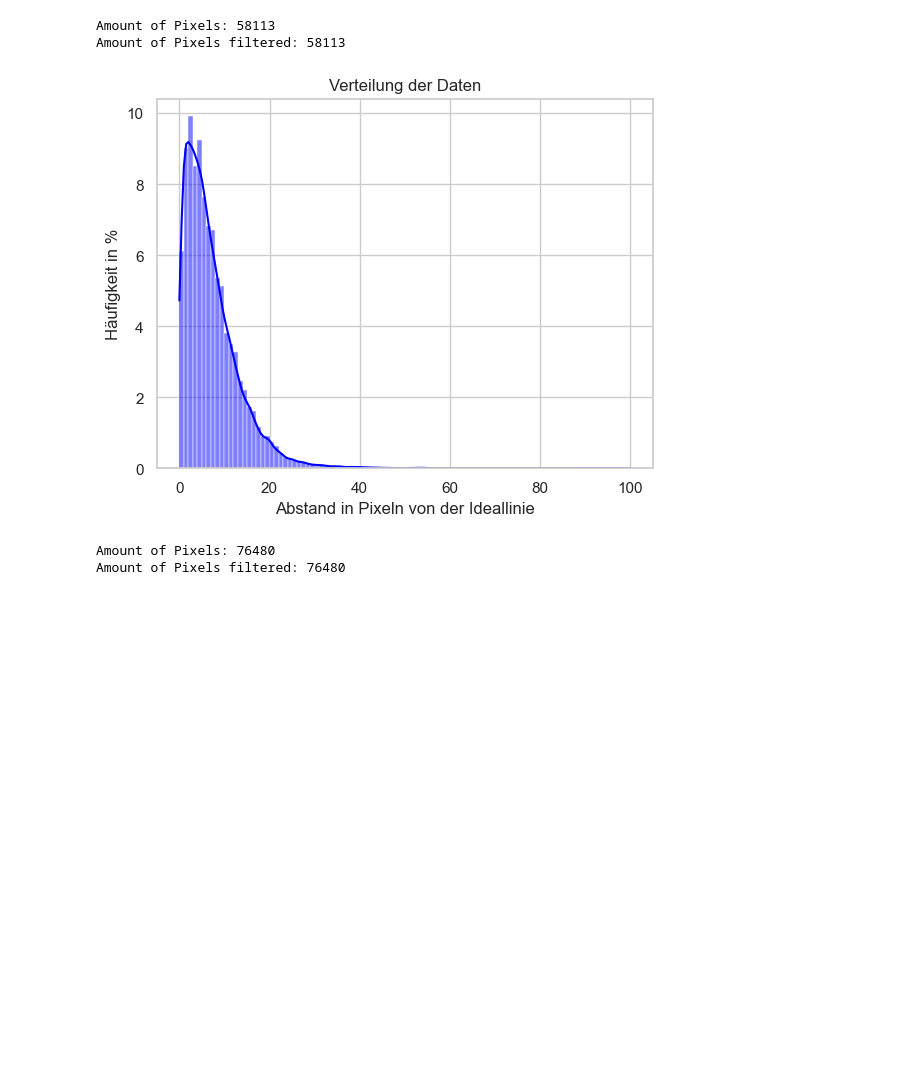
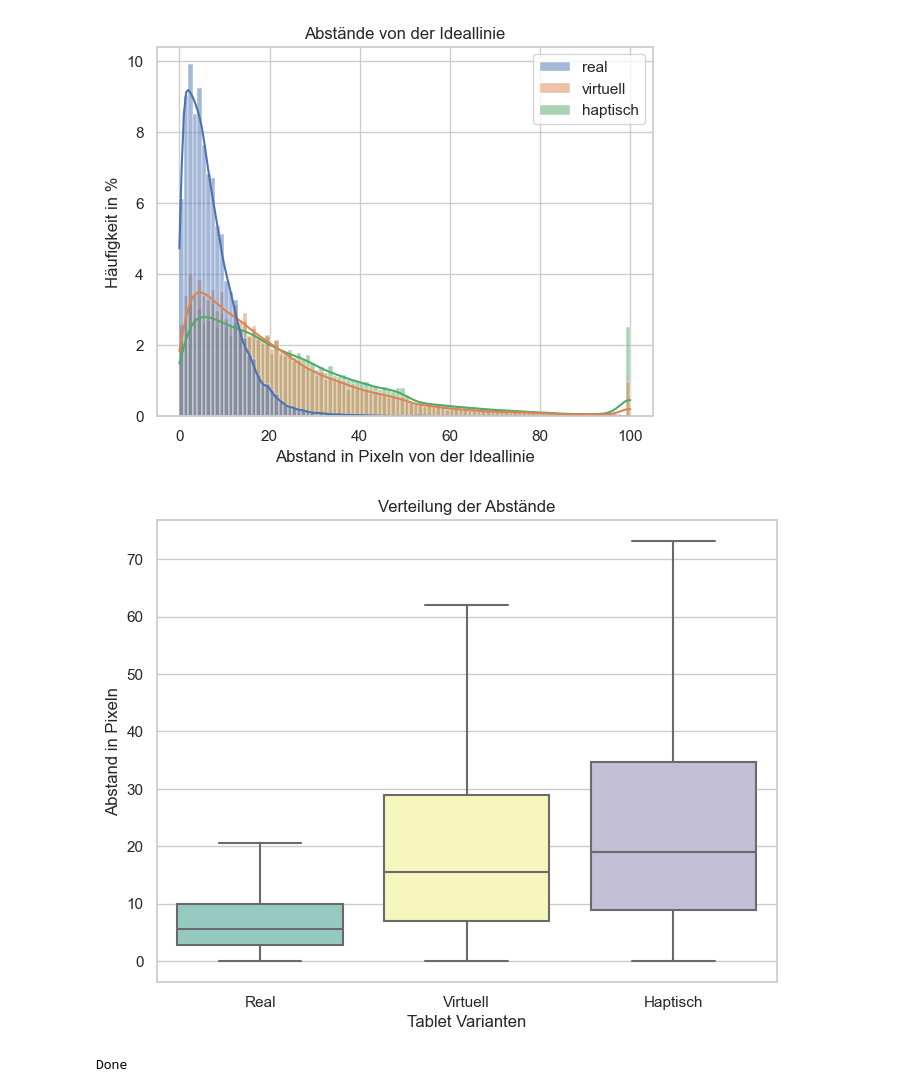
Before and after one commit to bkoern/Masterarbeit, a Jupyter notebook: Skripte/VisualizeRealData.ipynb, the cells around one changed output. Saved outputs shown, nothing was run; the diff lists cells and outputs as text; code cells hidden in the pictures; blank space fills up the shorter version.

```diff
--- a/Skripte/VisualizeRealData.ipynb
+++ b/Skripte/VisualizeRealData.ipynb
@@ -3,6 +3,8 @@ from PIL import Image, ImageDraw, ImageOps
 import matplotlib.pyplot as plt
 import pandas as pd
 import seaborn as sns
+import numpy as np
+import threading
 import math
 import os
 
@@ -129,9 +131,10 @@ def createImages(type):
         imageIndex += 1
     return allDistances
 
-#realDistances = createImages('real')
-#virtuellDistances = createImages('virtuell')
+realDistances = createImages('real')
+virtuellDistances = createImages('virtuell')
 hapticDistances = createImages('haptisch')
+
 print('Done')
 # %% [output]
 person nr. 1
@@ -197,43 +203,78 @@ print('Done')
 Done
 # %%
-def visualize1(distances, type):
-    print('Amount of Pixels: ' + str(len(distances)))
+#def visualize1(distances, type):
+#    print('Amount of Pixels: ' + str(len(distances)))
     #filtered_list = allDistances
-    filtered_list = [x if x <= 100 else 100 for x in distances]
+#    filtered_list = [x if x <= 100 else 100 for x in distances]
 
-    print('Amount of Pixels filtered: ' + str(len(filtered_list)))
+#    print('Amount of Pixels filtered: ' + str(len(filtered_list)))
+#    sns.set(style="whitegrid")
+#    sns.histplot(filtered_list, kde=True, color='blue', binwidth=1, stat='percent')
+#    plt.title("Verteilung der Daten")
+#    plt.xlabel("Abstand in Pixeln von der Ideallinie")
+#    plt.ylabel("Häufigkeit in %")
+#
+#    plt.savefig('../Visualisierungen/' + type + '/distribution-pixeldistance-' + type + '.png', dpi=300)
+#    plt.show()
+#    plt.close()
+
+def visualizeVerteilung(data):
     sns.set(style="whitegrid")
-    sns.histplot(filtered_list, kde=True, color='blue', binwidth=1, stat='percent')
-    plt.title("Verteilung der Daten")
+    sns.histplot(data, kde=True, color='blue', binwidth=1, stat='percent', common_norm=False)
+    plt.title("Abstände von der Ideallinie")
     plt.xlabel("Abstand in Pixeln von der Ideallinie")
     plt.ylabel("Häufigkeit in %")
 
-    plt.savefig('../Visualisierungen/' + type + '/distribution-pixeldistance-' + type + '.png', dpi=300)
+    plt.savefig('../Visualisierungen/distribution-pixeldistance-combinded.png', dpi=300)
     plt.show()
     plt.close()
 
-def visualize2(data):
+def visualizeBoxplot(data):
     sns.set(style="whitegrid")
     plt.figure(figsize=(8, 6))  # Größe des Plots festlegen
 
-    sns.boxplot(data=data, palette="Set3")  # "Set3" ist ein Farbschema
+    sns.boxplot(data=data, palette="Set3", showfliers = False)  # "Set3" ist ein Farbschema
     plt.xticks([0, 1, 2], ['Real', 'Virtuell', 'Haptisch'])  # Beschriftungen für die Boxplots
     plt.xlabel("Tablet Varianten")
     plt.ylabel("Abstand in Pixeln")
     plt.title("Verteilung der Abstände")
     plt.savefig('../Visualisierungen/boxplot-abstaende.png', dpi=300)
     plt.show()
 
-visualize1(realDistances, 'real')
-visualize1(virtuellDistances, 'virtuell')
-visualize1(hapticDistances, 'haptisch')
+#visualize1(realDistances, 'real')
+#visualize1(virtuellDistances, 'virtuell')
+#visualize1(hapticDistances, 'haptisch')
 
-data = [realDistances, virtuellDistances, hapticDistances]
-visualize2(data)
+max_len = max(len(realDistances), len(virtuellDistances), len(hapticDistances))
+
+realDistancesCapped100 = [x if x <= 100 else 100 for x in realDistances]
+virtuellDistancesCapped100 = [x if x <= 100 else 100 for x in virtuellDistances]
+hapticDistancesCapped100 = [x if x <= 100 else 100 for x in hapticDistances]
+#dataCapped100 = [realDistancesCapped100, virtuellDistancesCapped100, hapticDistancesCapped100]
+
+realDistancesCapped100.extend([np.nan] * (max_len - len(realDistancesCapped100)))
+virtuellDistancesCapped100.extend([np.nan] * (max_len - len(virtuellDistancesCapped100)))
+hapticDistancesCapped100.extend([np.nan] * (max_len - len(hapticDistancesCapped100)))
+
+dfCapped100 = pd.DataFrame({"real":realDistancesCapped100,
+                       "virtuell":virtuellDistancesCapped100,
+                       "haptisch":hapticDistancesCapped100})
+visualizeVerteilung(dfCapped100)
+
+realDistancesFilledNaN = realDistances.copy()
+virtuellDistancesFilledNaN = virtuellDistances.copy()
+hapticDistancesFilledNaN = hapticDistances.copy()
+realDistancesFilledNaN.extend([np.nan] * (max_len - len(realDistancesFilledNaN)))
+virtuellDistancesFilledNaN.extend([np.nan] * (max_len - len(virtuellDistancesFilledNaN)))
+hapticDistancesFilledNaN.extend([np.nan] * (max_len - len(hapticDistancesFilledNaN)))
+
+dfTotal = pd.DataFrame({"real":realDistancesFilledNaN,
+                       "virtuell":virtuellDistancesFilledNaN,
+                       "haptisch":hapticDistancesFilledNaN})
+visualizeBoxplot(dfTotal)
+
 print('Done')
 # %% [output]
+[figure, new version]
+[figure, new version]
-Amount of Pixels: 58113
-Amount of Pixels filtered: 58113
+Done
-[figure, old version]
-Amount of Pixels: 76480
-Amount of Pixels filtered: 76480
```
Also changed, not shown: parts of 5 cells of this notebook, 17 other files.
